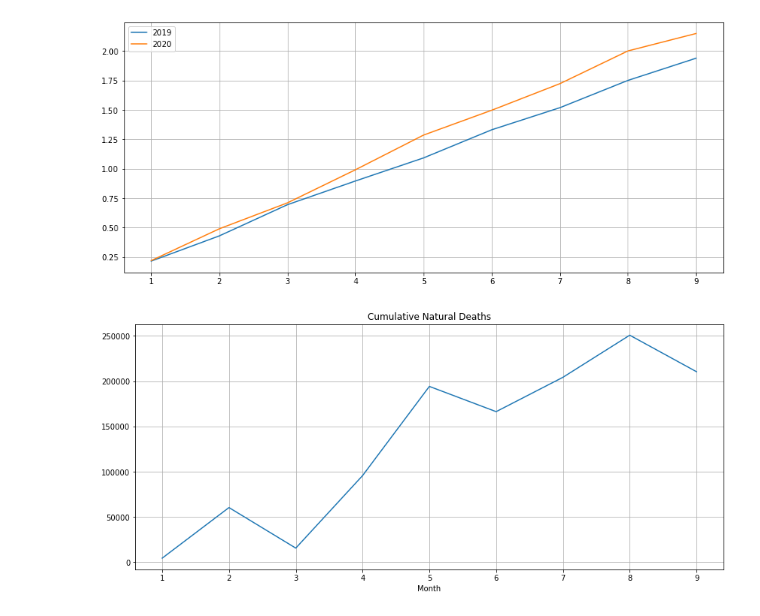
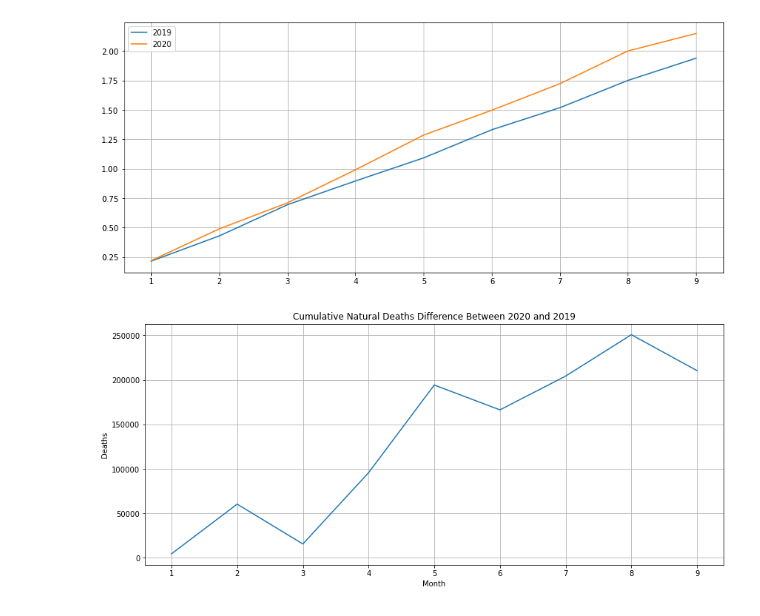
Before and after one commit to castle8080/castle_analysis, a Jupyter notebook: us_deaths/NaturalCauseDeaths.ipynb, the cells around one changed output. Saved outputs shown, nothing was run; the diff lists cells and outputs as text; code cells hidden in the pictures.

Commit message:
Updating title

```diff
--- a/us_deaths/NaturalCauseDeaths.ipynb
+++ b/us_deaths/NaturalCauseDeaths.ipynb
@@ -55,11 +55,12 @@ plt.show()
 # %%
 plt.figure(figsize=(14, 6))
 plt.plot(
     year_comparison.Month,
     year_comparison["Natural Cause_2020"].cumsum() - year_comparison["Natural Cause_2019"].cumsum())
-plt.title("Cumulative Natural Deaths")
+plt.title("Cumulative Natural Deaths Difference Between 2020 and 2019")
 plt.grid()
 plt.xlabel("Month")
+plt.ylabel("Deaths")
 plt.show()
 # %% [output]
-[figure, old version]
+[figure, new version]
```
